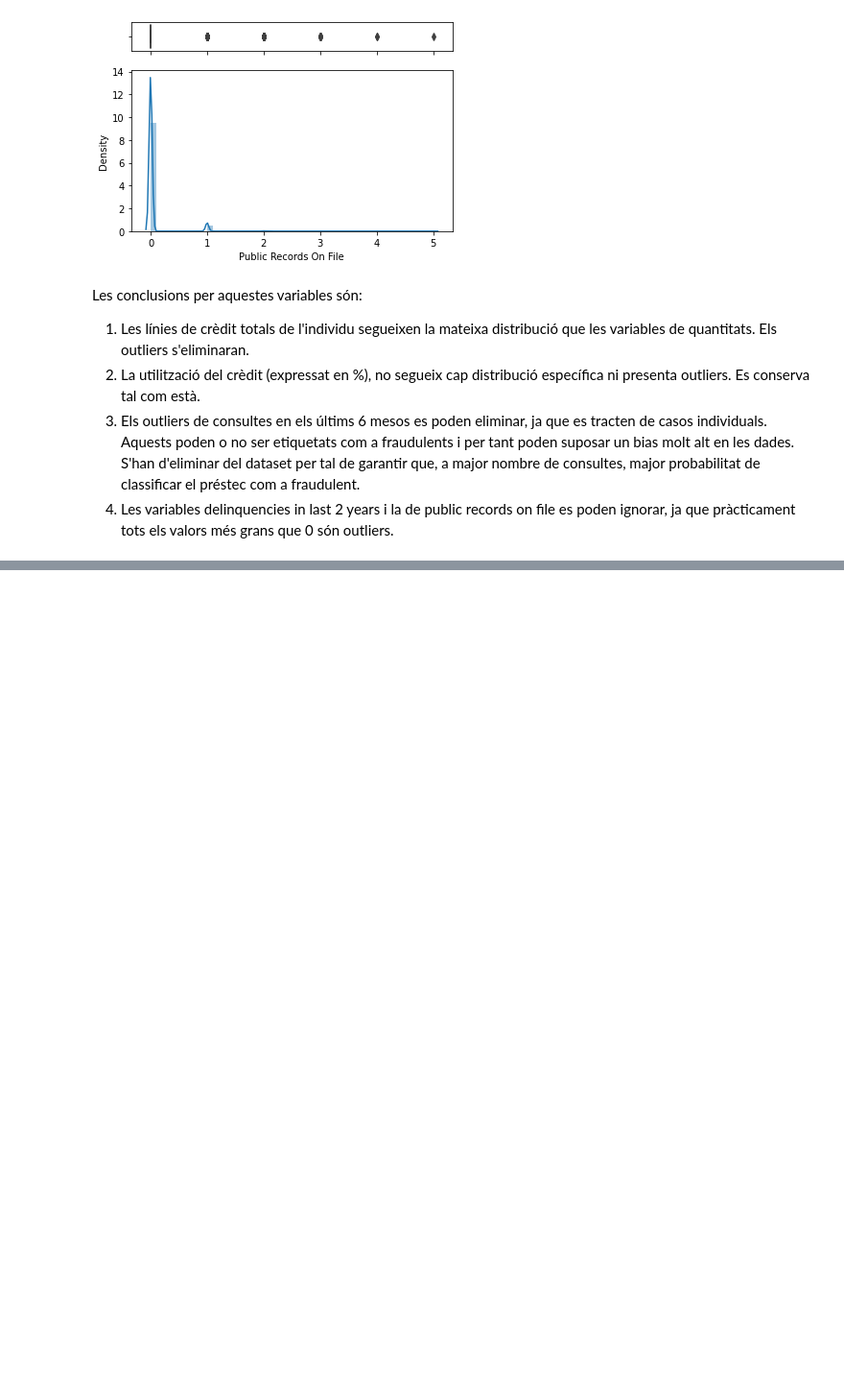
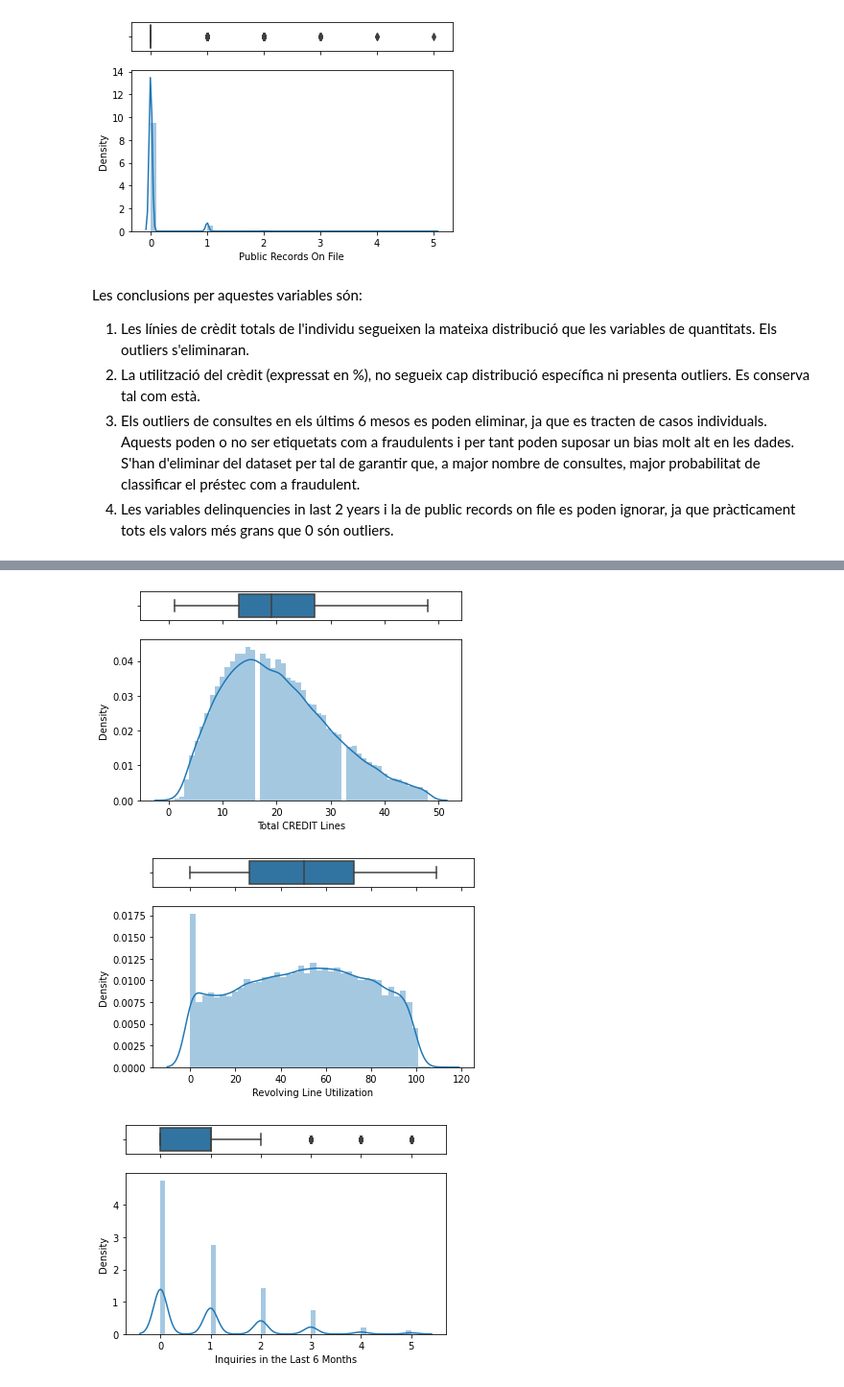
Before and after one commit to Jolicost/Loan-data-analysis, a Jupyter notebook: M2.951_20201_Pràctica2_LoanStatsDataset.ipynb, the cells around one changed output, grey strips where cells are left out. Shown at 96% size. Drawn from its saved outputs; the diff is of its cells as text; code cells hidden in the pictures; blank space fills up the shorter version.

```diff
--- a/M2.951_20201_Pràctica2_LoanStatsDataset.ipynb
+++ b/M2.951_20201_Pràctica2_LoanStatsDataset.ipynb
@@ -896,3 +740,0 @@ delete_columns
-# %%
-#Esborrem les dos columnes del nostre dataset
-df = df.drop(delete_columns, axis=1)
@@ -936,0 +778,8 @@ plt.boxplot(df['Monthly PAYMENT'])
+# %%
+plot_hist(df_noOutliers, 'Total CREDIT Lines')
+plot_hist(df_noOutliers, 'Revolving Line Utilization')
+plot_hist(df_noOutliers, 'Inquiries in the Last 6 Months')
+# %% [output]
+[figure, added]
+[figure, added]
+[figure, added]
```
Also changed, not shown: parts of 39 cells of this notebook, 2 other files.
